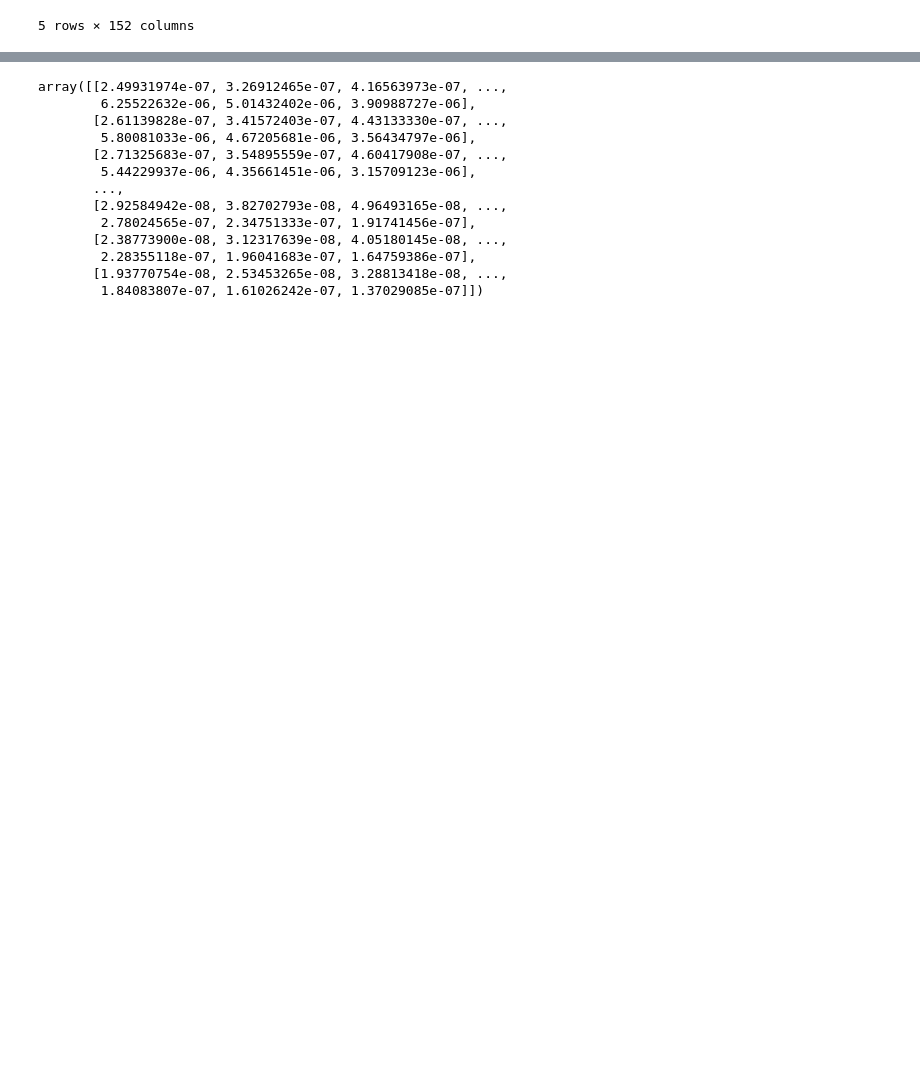
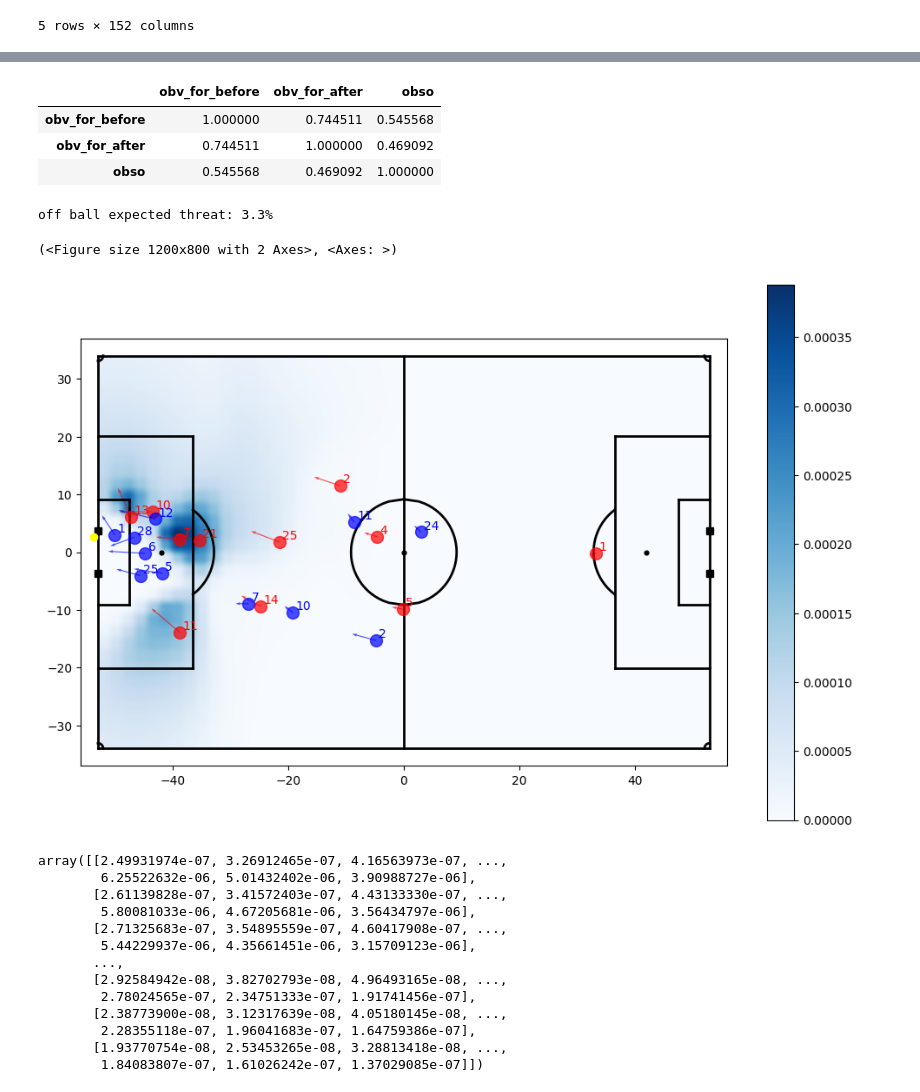
Before and after one commit to liammoore44/City-DS, a Jupyter notebook: notebooks/possession_animation.ipynb, the cells around one changed output, grey strips where cells are left out. Cells and saved outputs as stored; diff of their text form; code cells hidden in the pictures; blank space fills up the shorter version.

Commit message:
possession plots

```diff
--- a/notebooks/possession_animation.ipynb
+++ b/notebooks/possession_animation.ipynb
@@ -65,0 +85,16 @@ merged_df.
+# %%
+import numpy as np
+import math
+
+def add_obv(row):
+    matrix = np.zeros(row.conrol_matrix.shape)
+    val = [row.obv_for_before]
+    pos = [(row.event_location_in_matrix[1], row.event_location_in_matrix[0])]
+    rows, cols = zip(*pos)
+    matrix[rows, cols] = val
+    matrix + row.conrol_matrix
+    return matrix + row.conrol_matrix
+# %%
+merged_df['event_location_in_matrix'] = merged_df.location.apply(lambda x: [math.floor(i/2.45) - 1 for i in x])
+merged_df['obv_obso'] = merged_df.apply(lambda x: add_obv(x), axis=1)
+merged_df.head()
@@ -66,3 +109,20 @@ merged_df.
+# %%
+merged_df['obso'] = merged_df.conrol_matrix.apply(lambda x : np.sum(x))
+merged_df[['obv_for_before', 'obv_for_after', 'obso']].corr()
+# %% [output]
+|  | obv_for_before | obv_for_after | obso |
+| obv_for_before | 1.000000 | 0.744511 | 0.545568 |
+| obv_for_after | 0.744511 | 1.000000 | 0.469092 |
+| obso | 0.545568 | 0.469092 | 1.000000 |
+# %%
+merged_df.attacking_team = np.where(merged_df.attacking_team=='home', 'Home', 'Away')
+# %%
+max = merged_df.loc[merged_df.obso==merged_df.obso.max()]
+viz.plot_scoring_opp_for_frame(max.frame.values[0], tracking_home, tracking_away, max.attacking_team.values[0], PARAMS)
+# %% [output]
+off ball expected threat: 3.3%
+(<Figure size 1200x800 with 2 Axes>, <Axes: >)
+[figure, added]
 # %%
 possession = merged_df.loc[merged_df.possession==43]
 # %%
```
Also changed, not shown: parts of 17 cells of this notebook, 6 other files.
